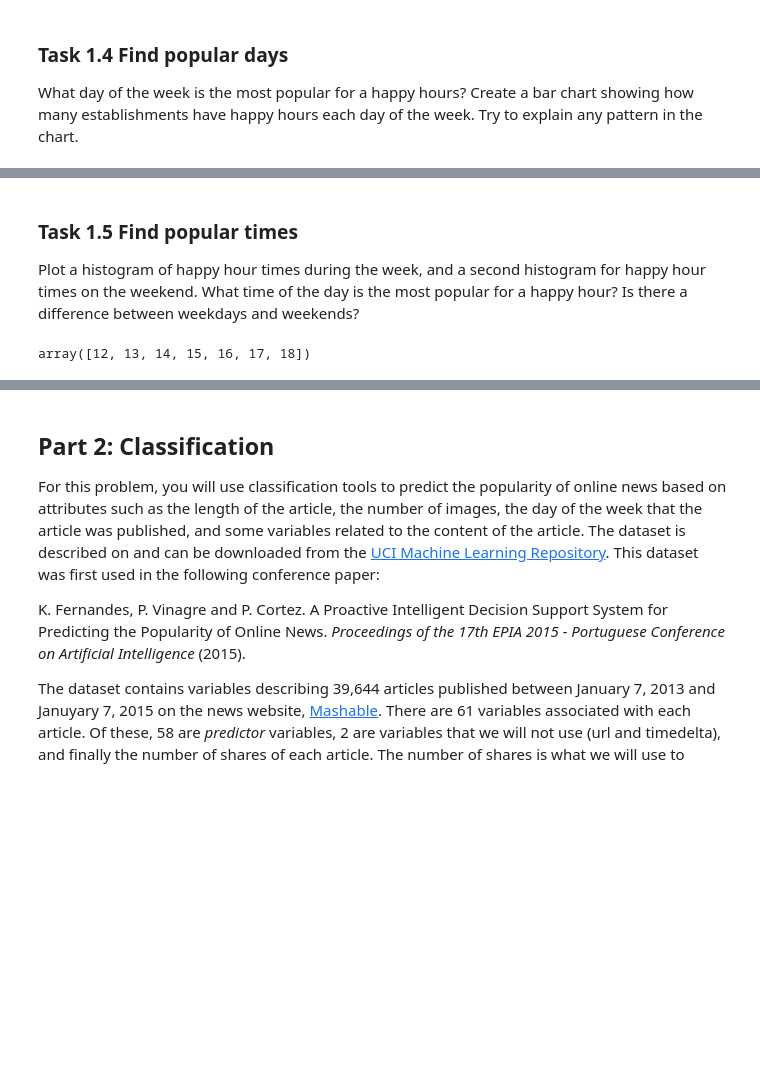
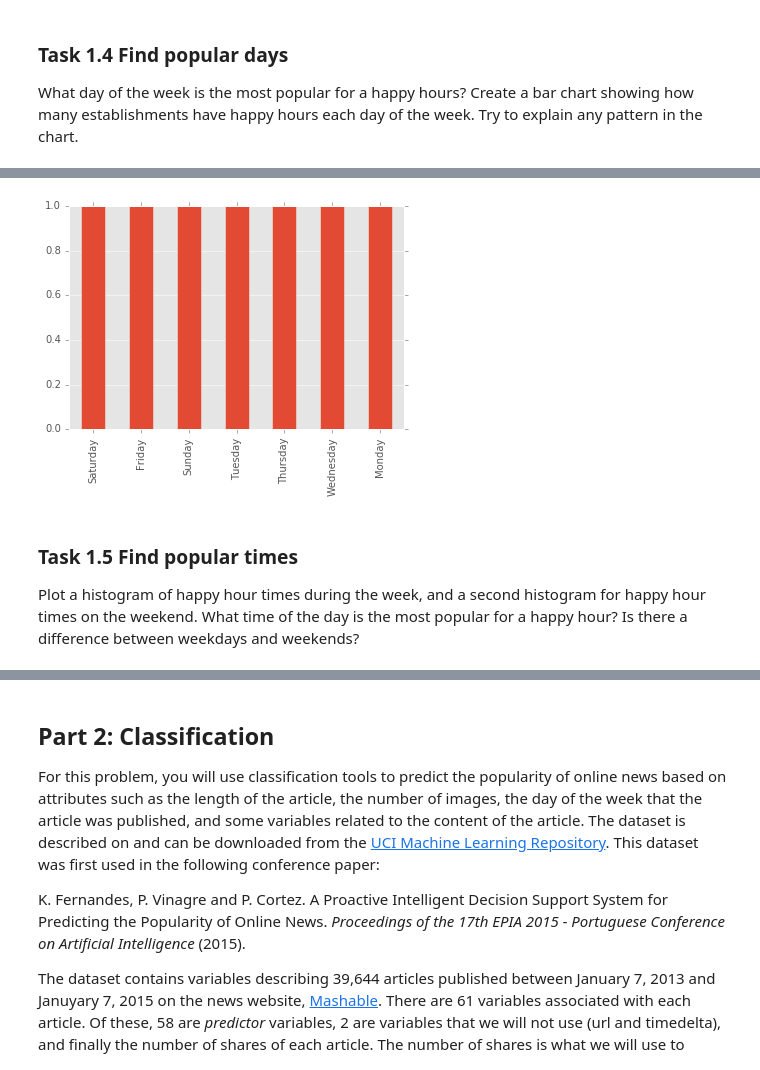
Before and after one commit to Mar-ten/datascience-homeworks, a Jupyter notebook: HW5/2016-HW5.ipynb, the cells around one changed output, grey strips where cells are left out. Drawn from its saved outputs; the diff is of its cells as text; code cells hidden in the pictures; blank space fills up the shorter version.

```diff
--- a/HW5/2016-HW5.ipynb
+++ b/HW5/2016-HW5.ipynb
@@ -248,0 +253,10 @@ df
+# %%
+PlotData = df.T
+PlotData = PlotData.drop("Name")
+PlotData = PlotData.drop("Link")
+PlotData= PlotData.reset_index()
+PlotData.rename(columns = {"index":"Days"},inplace=True)
+
+PlotData["Days"].value_counts().plot(kind='bar');
+PlotData
+# %% [output]
@@ -249,10 +271,5 @@ df
+[figure, added]
 # %% [markdown]
 ### Task 1.5 Find popular times
 
 Plot a histogram of happy hour times during the week, and a second histogram for happy hour times on the weekend. What time of the day is the most popular for a happy hour? Is there a difference between weekdays and weekends?
-# %%
-# Your code here
-y=np.arange(12,19)
-y
-# %% [output]
-array([12, 13, 14, 15, 16, 17, 18])
```
Also changed, not shown: parts of 9 cells of this notebook.
